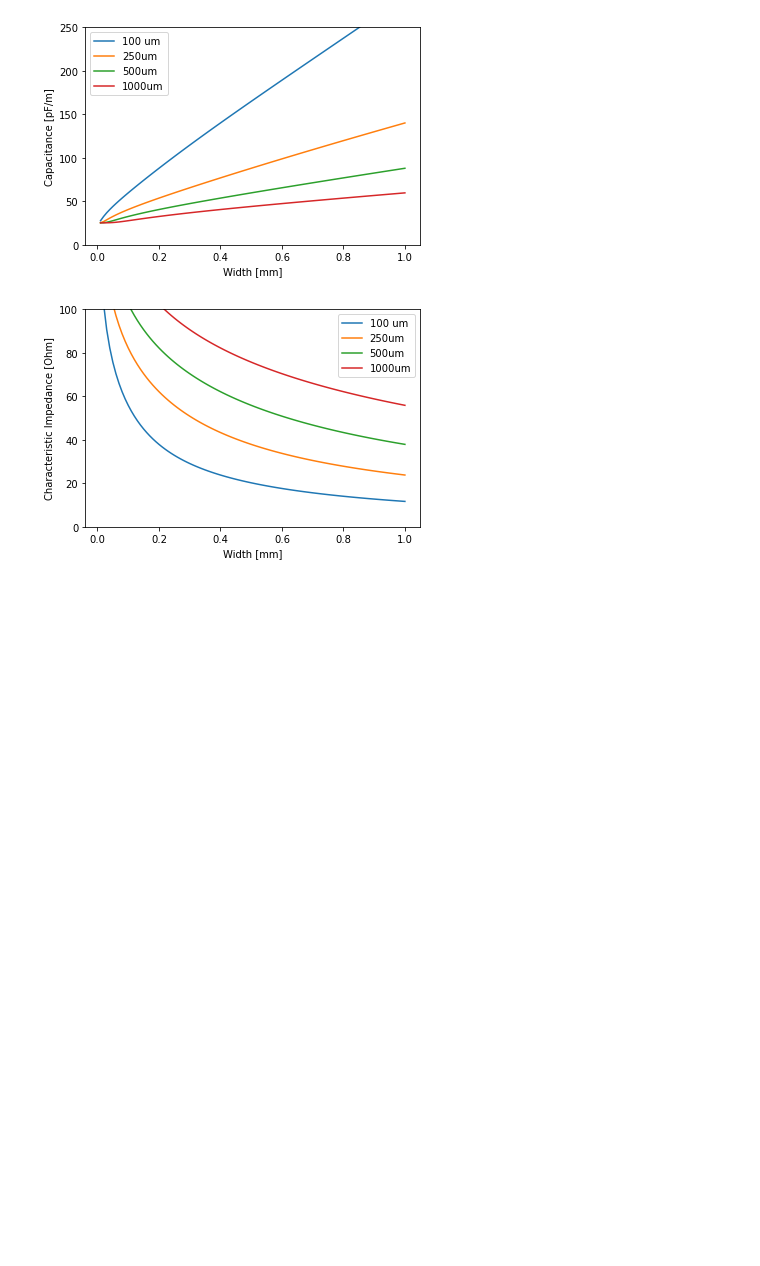
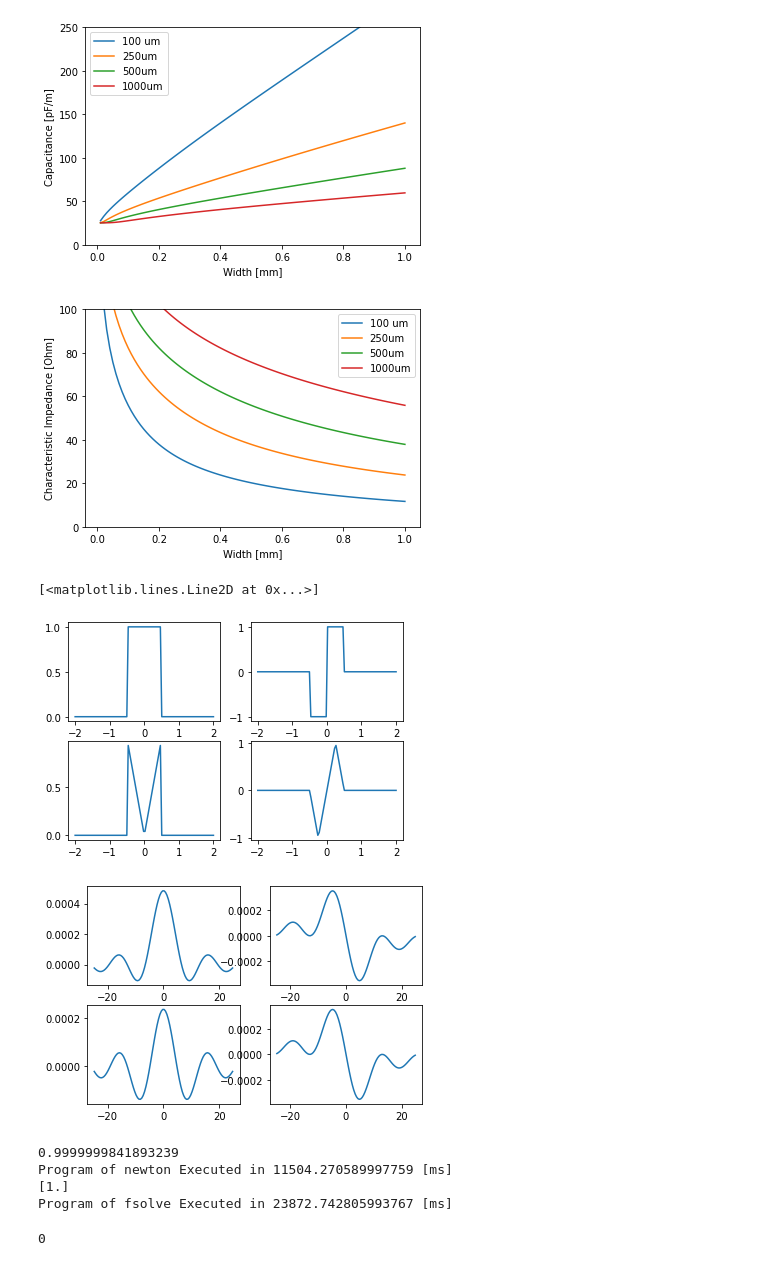
Before and after one commit to hirp7/sana, a Jupyter notebook: Note/Untitled.ipynb, the cells around one changed output. Saved outputs shown, nothing was run; the diff lists cells and outputs as text; code cells hidden in the pictures; blank space fills up the shorter version.

```diff
--- a/Note/Untitled.ipynb
+++ b/Note/Untitled.ipynb
@@ -252,3 +252,75 @@ Program of main Executed in 1029.0976270043757 [ms]
 0
 [figure]
 [figure]
+# %%
+Jz1 = lambda x,W: 1 if (abs(x)<=W/2) else 0
+Jz2 = lambda x,W: 2/W*x if (x >= 0 and x < W/2) else -2/W*x if (x < 0 and x > -W/2) else 0
+Jx1 = lambda x,W: 1 if (x >= 0 and x < W/2) else -1 if (x < 0 and x > -W/2) else 0
+Jx2 = lambda x,W: 4/W*x if (x >= -W/4 and x < W/4) else -4*x/W - 2 if (-W/2 < x <-W/4) else -4*x/W + 2  if (x < W/2 and x > W/4) else 0
+
+W = 0.5e-3
+x,dx = np.linspace(-2*W,2*W,100,retstep = True)
+k = np.linspace(-1/dx,1/dx,100)
+
+Jz1_alpha = lambda k:f_transform_trapezoid(lambda x:Jz1(x,W),x,k)
+Jz2_alpha = lambda k:f_transform_trapezoid(lambda x:Jz2(x,W),x,k)
+Jx1_alpha = lambda k:f_transform_trapezoid(lambda x:Jx1(x,W),x,k)
+Jx2_alpha = lambda k:f_transform_trapezoid(lambda x:Jx2(x,W),x,k)
+
+
+
+
+Jz1_alpha = np.array([Jz1_alpha(i) for i in k])
+Jz2_alpha = np.array([Jz2_alpha(i) for i in k])
+Jx1_alpha = np.array([Jx1_alpha(i) for i in k])
+Jx2_alpha = np.array([Jx2_alpha(i) for i in k])
+
+#Jz2_alpha = np.array([f_transform_trapezoid(lambda x:Jz2(x,W),x,i) for i in k])
+##Jx1_alpha = np.array([f_transform_trapezoid(lambda x:Jx1(x,W),x,i) for i in k])
+#Jx2_alpha = np.array([f_transform_trapezoid(lambda x:Jx2(x,W),x,i) for i in k])
+
+#Jz2_alpha =
+#f_transform_trapezoid(fun,t,f):
+
+fig,ax = plt.subplots(2,2)
+ax[0,0].plot(x/W,[Jz1(i,W) for i in x])
+ax[1,0].plot(x/W,[Jz2(i,W) for i in x])
+ax[0,1].plot(x/W,[Jx1(i,W) for i in x])
+ax[1,1].plot(x/W,[Jx2(i,W) for i in x])
+
+fig,ax = plt.subplots(2,2)
+ax[0,0].plot(k*W,Jz1_alpha.real)
+ax[1,0].plot(k*W,Jz2_alpha.real)
+ax[0,1].plot(k*W,Jx1_alpha.imag)
+ax[1,1].plot(k*W,Jx1_alpha.imag)
+# %% [output]
+[<matplotlib.lines.Line2D at 0x...>]
+[figure, added]
+[figure, added]
+# %%
+import time
+#from scipy.integrate import fsolve
+from scipy.optimize import newton, fsolve,brentq#newto[func,x0],fsolve[func,x0] brentq[f,a,b]
+#function = lambda x:(x-1)**2
+def function(x):
+    time.sleep(0.3)
+    return (x-1)**2
+def main_newton(function):
+    #time.sleep(3) # Sleep for 3 seconds
+    res = newton(function,0)
+    print(str(res))
+    return 0
+time_count(lambda:main_newton(function),'newton')
+
+def main_fsolve(function):
+    #time.sleep(3) # Sleep for 3 seconds
+    res = fsolve(function,0)
+    print(str(res))
+    return 0
+time_count(lambda:main_fsolve(function),'fsolve')
+# %% [output]
+0.9999999841893239
+Program of newton Executed in 11504.270589997759 [ms]
+[1.]
+Program of fsolve Executed in 23872.742805993767 [ms]
+0
```
Also changed, not shown: parts of 3 cells of this notebook.
